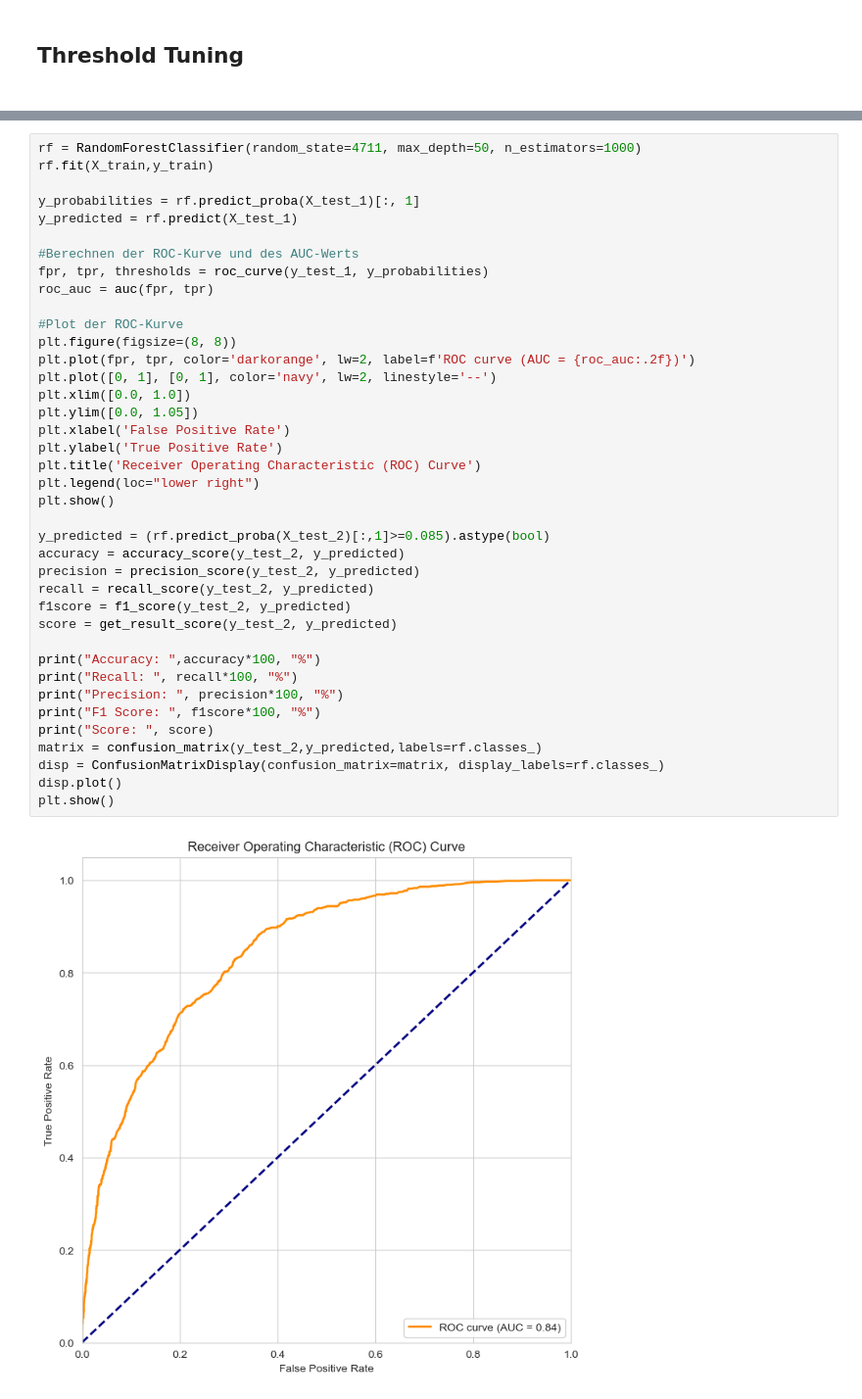
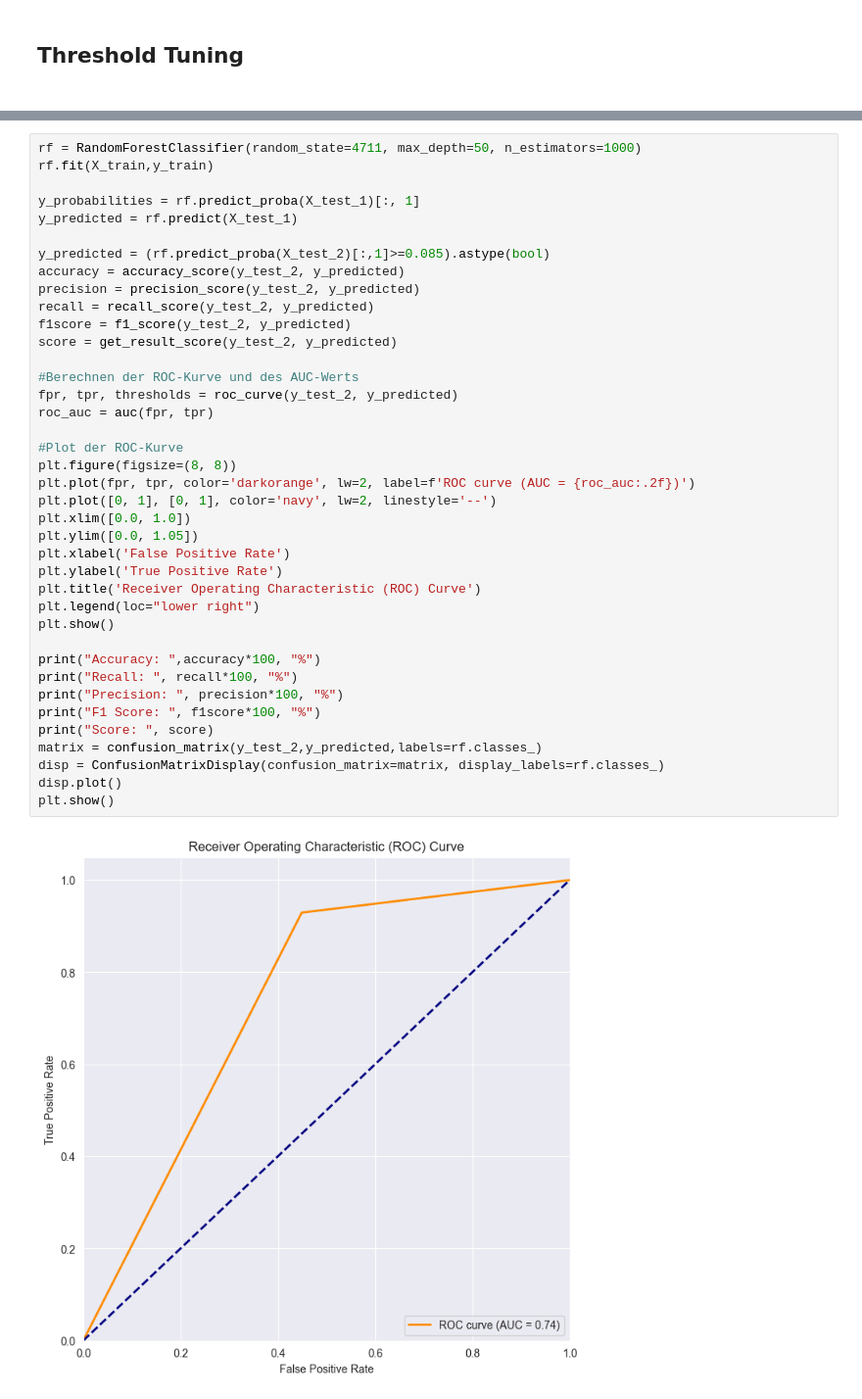
Before and after one commit to Konsti-Boegel/anwendungsfelderBusinessAnalytics, a Jupyter notebook: random_forest.ipynb, the cells around one changed output, grey strips where cells are left out. Shown at 98% size. Cells and saved outputs as stored; diff of their text form.

```diff
--- a/random_forest.ipynb
+++ b/random_forest.ipynb
@@ -399,39 +388,39 @@ rf = RandomForestClassifier(random_state=4711, max_depth=50, n_estimators=1000)
 rf.fit(X_train,y_train)
 
 y_probabilities = rf.predict_proba(X_test_1)[:, 1]
 y_predicted = rf.predict(X_test_1)
 
+y_predicted = (rf.predict_proba(X_test_2)[:,1]>=0.085).astype(bool)
+accuracy = accuracy_score(y_test_2, y_predicted)
+precision = precision_score(y_test_2, y_predicted)
+recall = recall_score(y_test_2, y_predicted)
+f1score = f1_score(y_test_2, y_predicted)
+score = get_result_score(y_test_2, y_predicted)
+
 #Berechnen der ROC-Kurve und des AUC-Werts
-fpr, tpr, thresholds = roc_curve(y_test_1, y_probabilities)
+fpr, tpr, thresholds = roc_curve(y_test_2, y_predicted)
 roc_auc = auc(fpr, tpr)
 
 #Plot der ROC-Kurve
 plt.figure(figsize=(8, 8))
 plt.plot(fpr, tpr, color='darkorange', lw=2, label=f'ROC curve (AUC = {roc_auc:.2f})')
 plt.plot([0, 1], [0, 1], color='navy', lw=2, linestyle='--')
 plt.xlim([0.0, 1.0])
 plt.ylim([0.0, 1.05])
 plt.xlabel('False Positive Rate')
 plt.ylabel('True Positive Rate')
 plt.title('Receiver Operating Characteristic (ROC) Curve')
 plt.legend(loc="lower right")
 plt.show()
 
-y_predicted = (rf.predict_proba(X_test_2)[:,1]>=0.085).astype(bool)
-accuracy = accuracy_score(y_test_2, y_predicted)
-precision = precision_score(y_test_2, y_predicted)
-recall = recall_score(y_test_2, y_predicted)
-f1score = f1_score(y_test_2, y_predicted)
-score = get_result_score(y_test_2, y_predicted)
-
 print("Accuracy: ",accuracy*100, "%")
 print("Recall: ", recall*100, "%")
 print("Precision: ", precision*100, "%")
 print("F1 Score: ", f1score*100, "%")
 print("Score: ", score)
 matrix = confusion_matrix(y_test_2,y_predicted,labels=rf.classes_)
 disp = ConfusionMatrixDisplay(confusion_matrix=matrix, display_labels=rf.classes_)
 disp.plot()
 plt.show()
 # %% [output]
-[figure, old version]
+[figure, new version]
```
Also changed, not shown: parts of 10 cells of this notebook, 1 other file.
